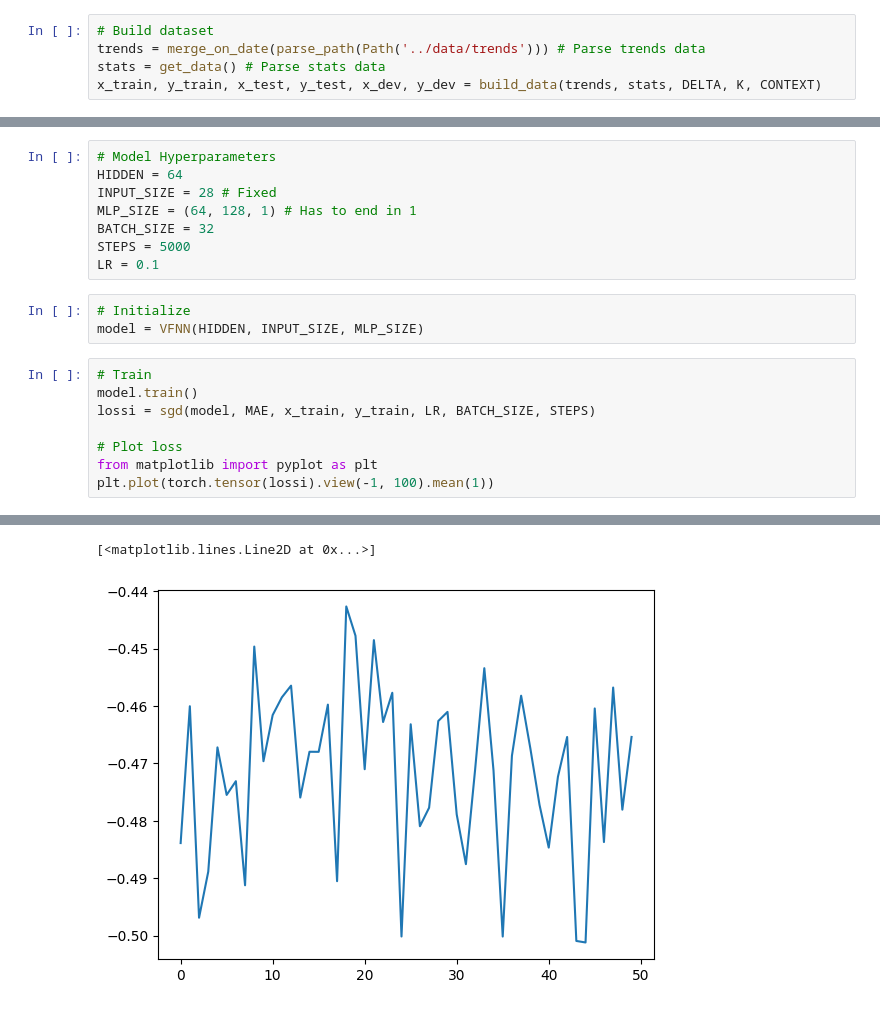
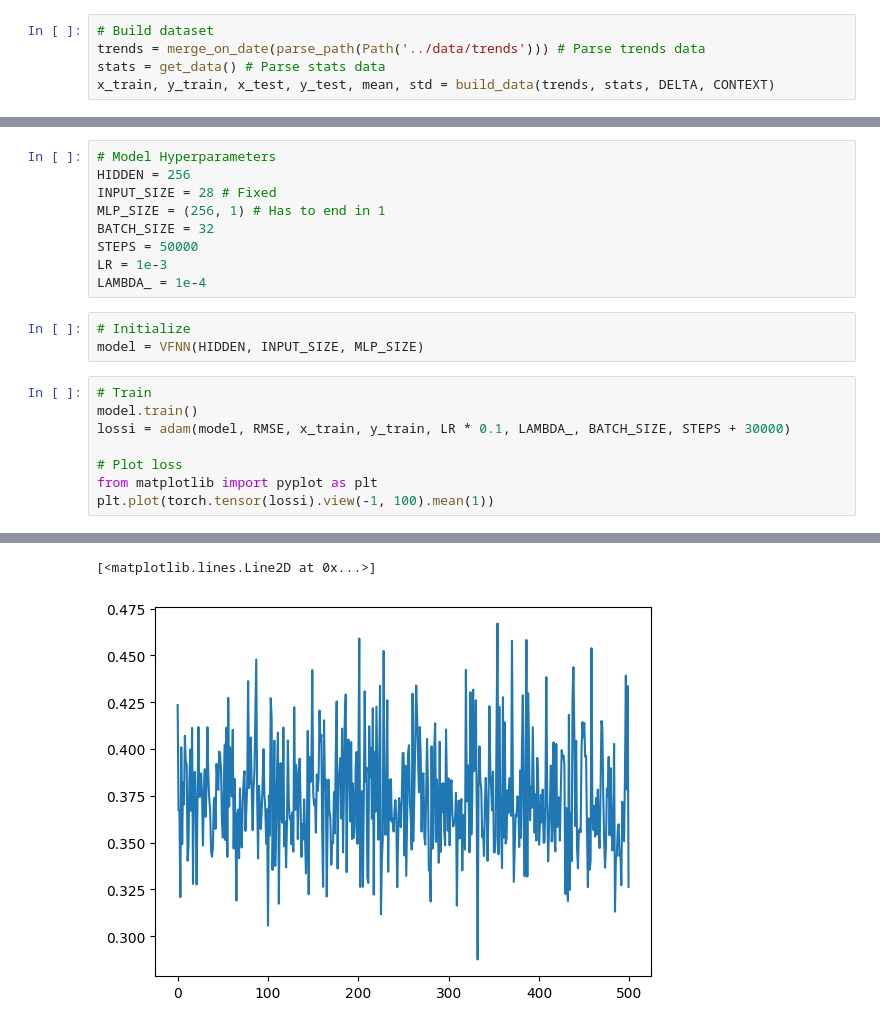
Before and after one commit to aaron-avram/VFNN, a Jupyter notebook: notebooks/LSTM.ipynb, the cells around one changed output, grey strips where cells are left out. Saved outputs shown, nothing was run; the diff lists cells and outputs as text.

Commit message:
Dialed back to simple model

```diff
--- a/notebooks/LSTM.ipynb
+++ b/notebooks/LSTM.ipynb
@@ -9,24 +8,25 @@ CONTEXT = 10
 # Build dataset
 trends = merge_on_date(parse_path(Path('../data/trends'))) # Parse trends data
 stats = get_data() # Parse stats data
-x_train, y_train, x_test, y_test, x_dev, y_dev = build_data(trends, stats, DELTA, K, CONTEXT)
+x_train, y_train, x_test, y_test, mean, std = build_data(trends, stats, DELTA, CONTEXT)
 # %% [output]
 [*********************100%***********************]  1 of 1 completed
 # %%
 # Model Hyperparameters
-HIDDEN = 64
+HIDDEN = 256
 INPUT_SIZE = 28 # Fixed
-MLP_SIZE = (64, 128, 1) # Has to end in 1
+MLP_SIZE = (256, 1) # Has to end in 1
 BATCH_SIZE = 32
-STEPS = 5000
-LR = 0.1
+STEPS = 50000
+LR = 1e-3
+LAMBDA_ = 1e-4
 # %%
 # Initialize
 model = VFNN(HIDDEN, INPUT_SIZE, MLP_SIZE)
 # %%
 # Train
 model.train()
-lossi = sgd(model, MAE, x_train, y_train, LR, BATCH_SIZE, STEPS)
+lossi = adam(model, RMSE, x_train, y_train, LR * 0.1, LAMBDA_, BATCH_SIZE, STEPS + 30000)
 
 # Plot loss
 from matplotlib import pyplot as plt
@@ -52,2 +52,2 @@ Loss: 0.24098213016986847 on step: 4901
 [<matplotlib.lines.Line2D at 0x...>]
-[figure, old version]
+[figure, new version]
```
Also changed, not shown: parts of 5 cells of this notebook, 7 other files.
